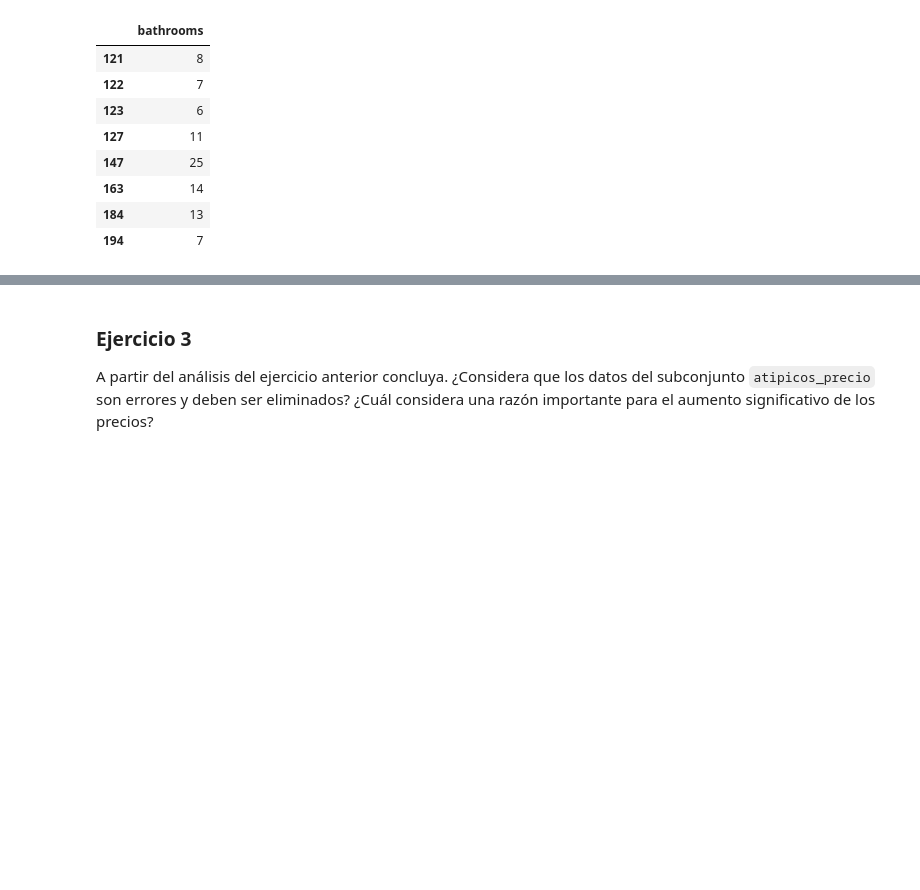
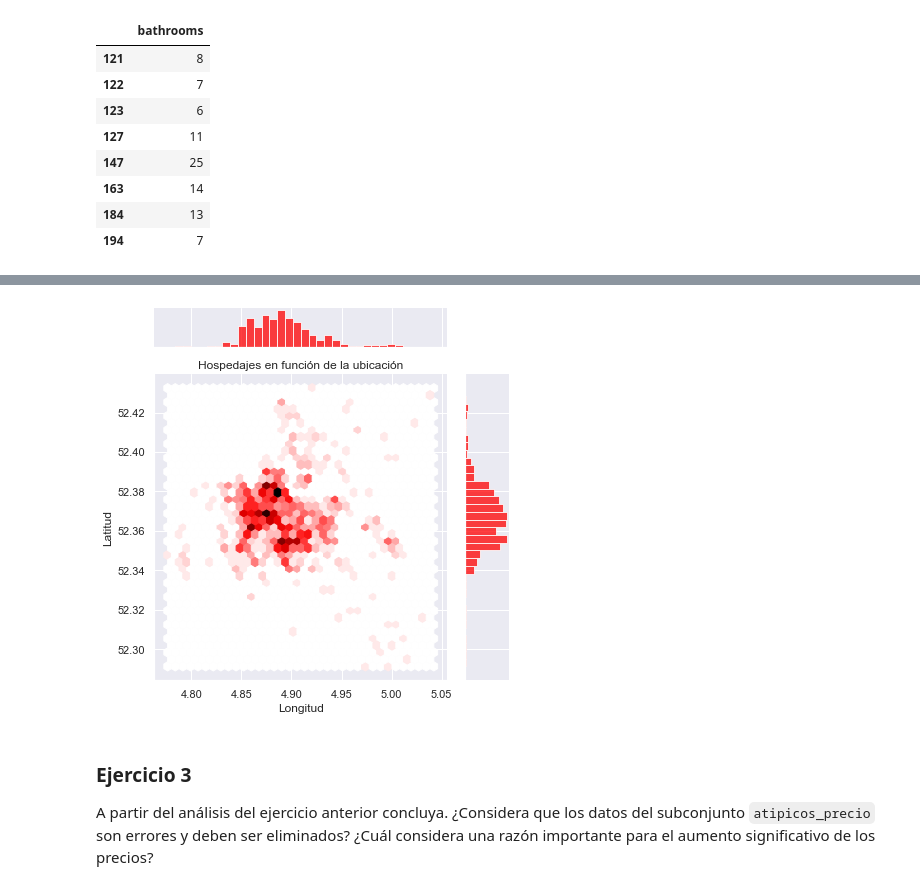
Before and after one commit to chris78rey/DIPLOM_BIGDATA, a Jupyter notebook: deberes/modulo04/talleres guiados/Fase_2_Limpieza_y_transformación_Estudiantes.ipynb, the cells around one changed output, grey strips where cells are left out. Cells and saved outputs as stored; diff of their text form; code cells hidden in the pictures; blank space fills up the shorter version.

```diff
--- a/deberes/modulo04/talleres guiados/Fase_2_Limpieza_y_transformación_Estudiantes.ipynb
+++ b/deberes/modulo04/talleres guiados/Fase_2_Limpieza_y_transformación_Estudiantes.ipynb
@@ -263,3 +258,16 @@ Esta es la distribución de la ubicación que obtuvimos en la fase anterior.
+# %%
+sns.jointplot(data = airbnb,
+              x='longitude',
+              y='latitude',
+              kind="hex", # define la forma de las zonas que vamos a construir
+              color = 'red')
+
+plt.xlabel('Longitud')
+plt.ylabel('Latitud')
+plt.title('Hospedajes en función de la ubicación')
+plt.tight_layout() # Evita el sobrelapamiento de elementos
+# %% [output]
+[figure, added]
 # %% [markdown]
 ### Ejercicio 3
 
```
Also changed, not shown: parts of 9 cells of this notebook, 1 other file.
